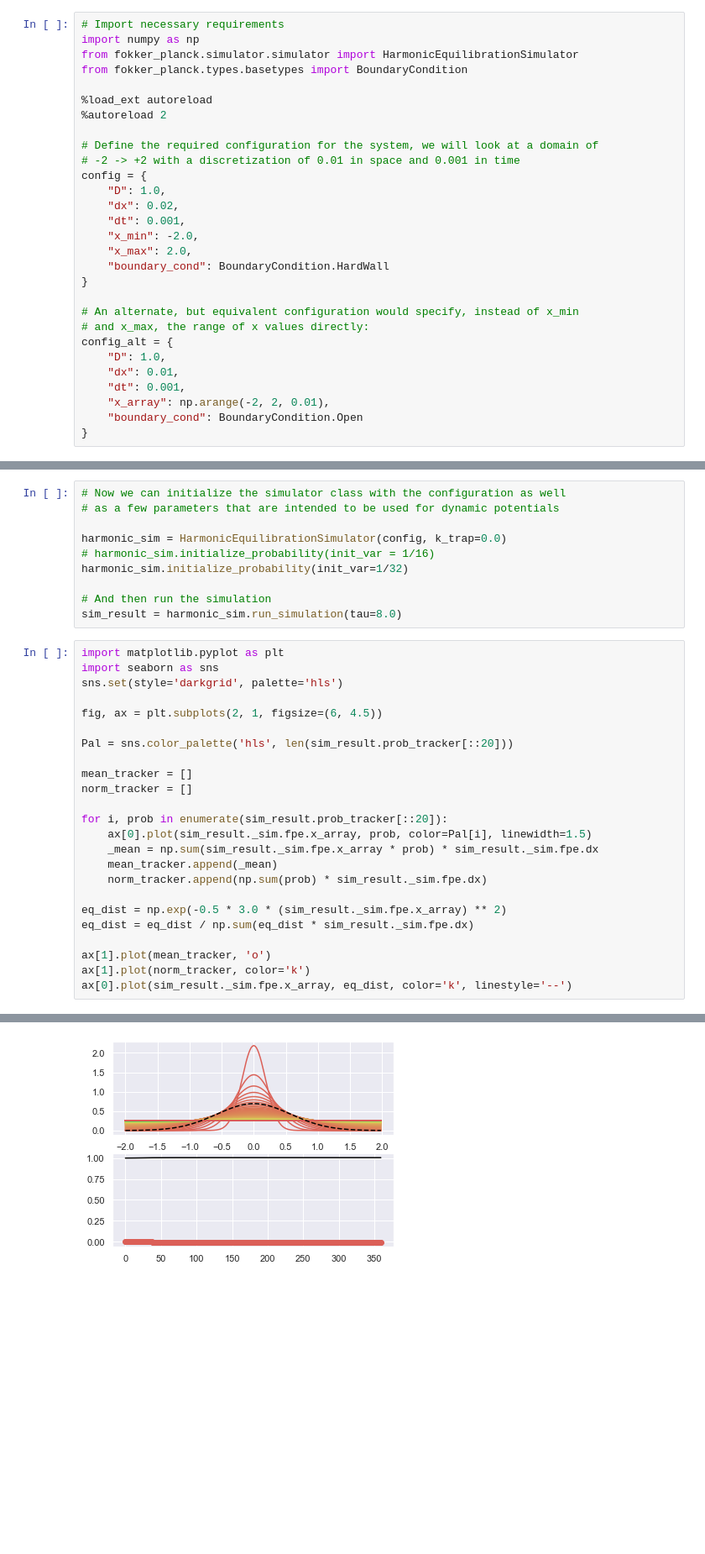
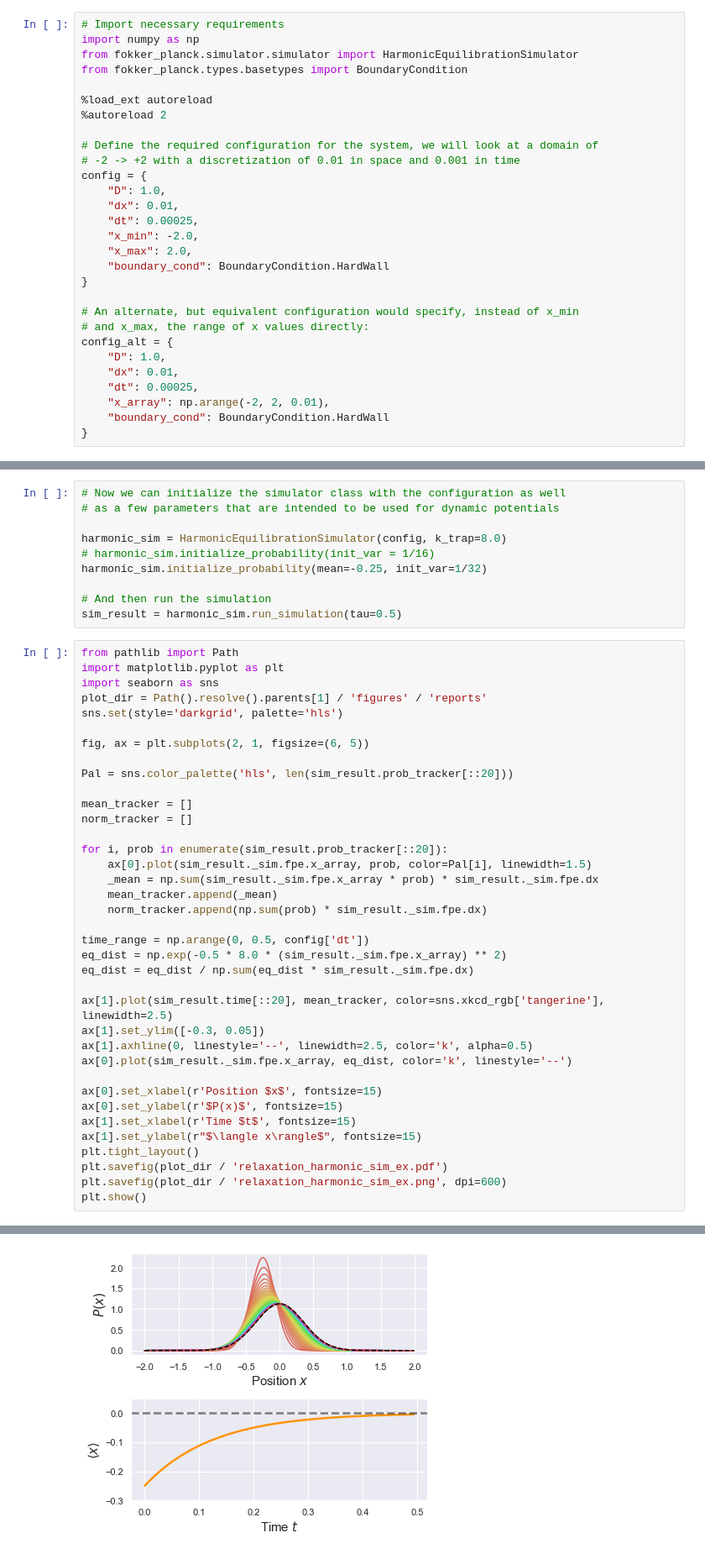
Before and after one commit to StevenJLarge/FokkerPlanck, a Jupyter notebook: notebooks/tutorials/01-simulator.ipynb, the cells around one changed output, grey strips where cells are left out. Shown at 84% size. Cells and saved outputs as stored; diff of their text form; blank space fills up the shorter version.

```diff
--- a/notebooks/tutorials/01-simulator.ipynb
+++ b/notebooks/tutorials/01-simulator.ipynb
@@ -22,8 +22,8 @@ from fokker_planck.types.basetypes import BoundaryCondition
 # -2 -> +2 with a discretization of 0.01 in space and 0.001 in time
 config = {
     "D": 1.0,
-    "dx": 0.02,
-    "dt": 0.001,
+    "dx": 0.01,
+    "dt": 0.00025,
     "x_min": -2.0,
     "x_max": 2.0,
     "boundary_cond": BoundaryCondition.HardWall
@@ -34,7 +34,7 @@ config = {
 config_alt = {
     "D": 1.0,
     "dx": 0.01,
-    "dt": 0.001,
+    "dt": 0.00025,
     "x_array": np.arange(-2, 2, 0.01),
-    "boundary_cond": BoundaryCondition.Open
+    "boundary_cond": BoundaryCondition.HardWall
 }
@@ -45,18 +42,20 @@ The autoreload extension is already loaded. To reload it, use:
 # Now we can initialize the simulator class with the configuration as well
 # as a few parameters that are intended to be used for dynamic potentials
 
-harmonic_sim = HarmonicEquilibrationSimulator(config, k_trap=0.0)
+harmonic_sim = HarmonicEquilibrationSimulator(config, k_trap=8.0)
 # harmonic_sim.initialize_probability(init_var = 1/16)
-harmonic_sim.initialize_probability(init_var=1/32)
+harmonic_sim.initialize_probability(mean=-0.25, init_var=1/32)
 
 # And then run the simulation
-sim_result = harmonic_sim.run_simulation(tau=8.0)
+sim_result = harmonic_sim.run_simulation(tau=0.5)
 # %%
+from pathlib import Path
 import matplotlib.pyplot as plt
 import seaborn as sns
+plot_dir = Path().resolve().parents[1] / 'figures' / 'reports'
 sns.set(style='darkgrid', palette='hls')
 
-fig, ax = plt.subplots(2, 1, figsize=(6, 4.5))
+fig, ax = plt.subplots(2, 1, figsize=(6, 5))
 
 Pal = sns.color_palette('hls', len(sim_result.prob_tracker[::20]))
 
@@ -69,10 +68,21 @@ for i, prob in enumerate(sim_result.prob_tracker[::20]):
     mean_tracker.append(_mean)
     norm_tracker.append(np.sum(prob) * sim_result._sim.fpe.dx)
 
-eq_dist = np.exp(-0.5 * 3.0 * (sim_result._sim.fpe.x_array) ** 2)
+time_range = np.arange(0, 0.5, config['dt'])
+eq_dist = np.exp(-0.5 * 8.0 * (sim_result._sim.fpe.x_array) ** 2)
 eq_dist = eq_dist / np.sum(eq_dist * sim_result._sim.fpe.dx)
 
-ax[1].plot(mean_tracker, 'o')
-ax[1].plot(norm_tracker, color='k')
+ax[1].plot(sim_result.time[::20], mean_tracker, color=sns.xkcd_rgb['tangerine'], linewidth=2.5)
+ax[1].set_ylim([-0.3, 0.05])
+ax[1].axhline(0, linestyle='--', linewidth=2.5, color='k', alpha=0.5)
 ax[0].plot(sim_result._sim.fpe.x_array, eq_dist, color='k', linestyle='--')
+
+ax[0].set_xlabel(r'Position $x$', fontsize=15)
+ax[0].set_ylabel(r'$P(x)$', fontsize=15)
+ax[1].set_xlabel(r'Time $t$', fontsize=15)
+ax[1].set_ylabel(r"$\langle x\rangle$", fontsize=15)
+plt.tight_layout()
+plt.savefig(plot_dir / 'relaxation_harmonic_sim_ex.pdf')
+plt.savefig(plot_dir / 'relaxation_harmonic_sim_ex.png', dpi=600)
+plt.show()
 # %% [output]
@@ -80 +89 @@ ax[0].plot(sim_result._sim.fpe.x_array, eq_dist, color='k', linestyle='--')
-[figure, old version]
+[figure, new version]
```
Also changed, not shown: parts of 3 cells of this notebook, 5 other files.
